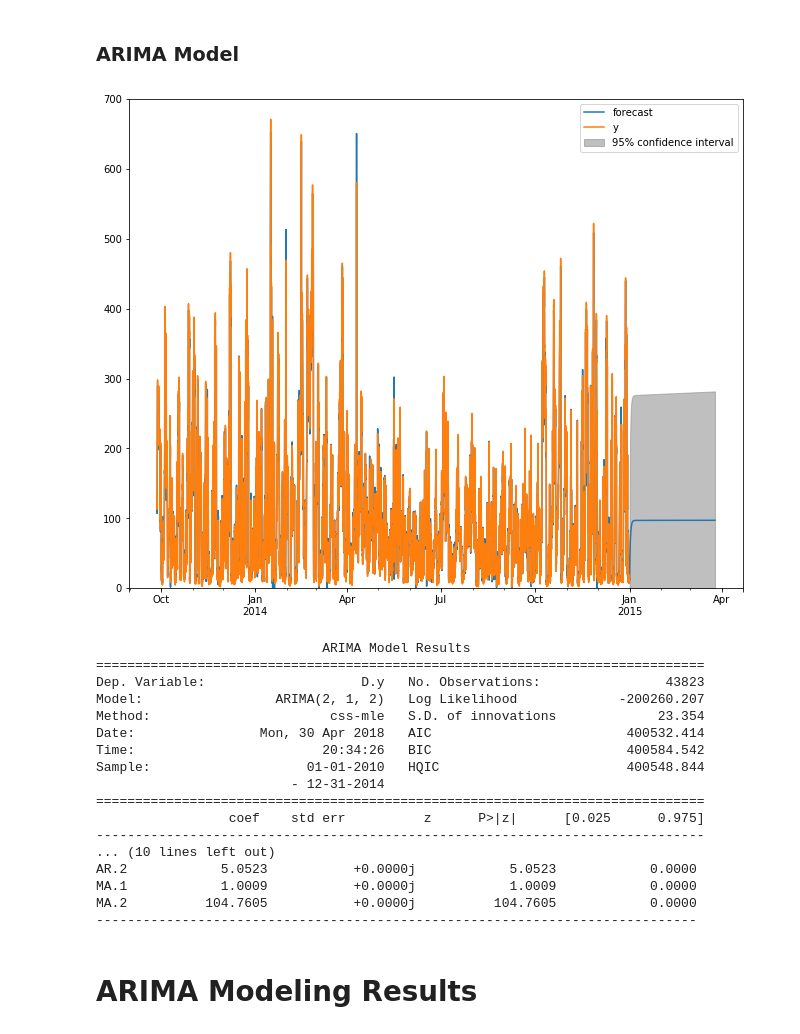
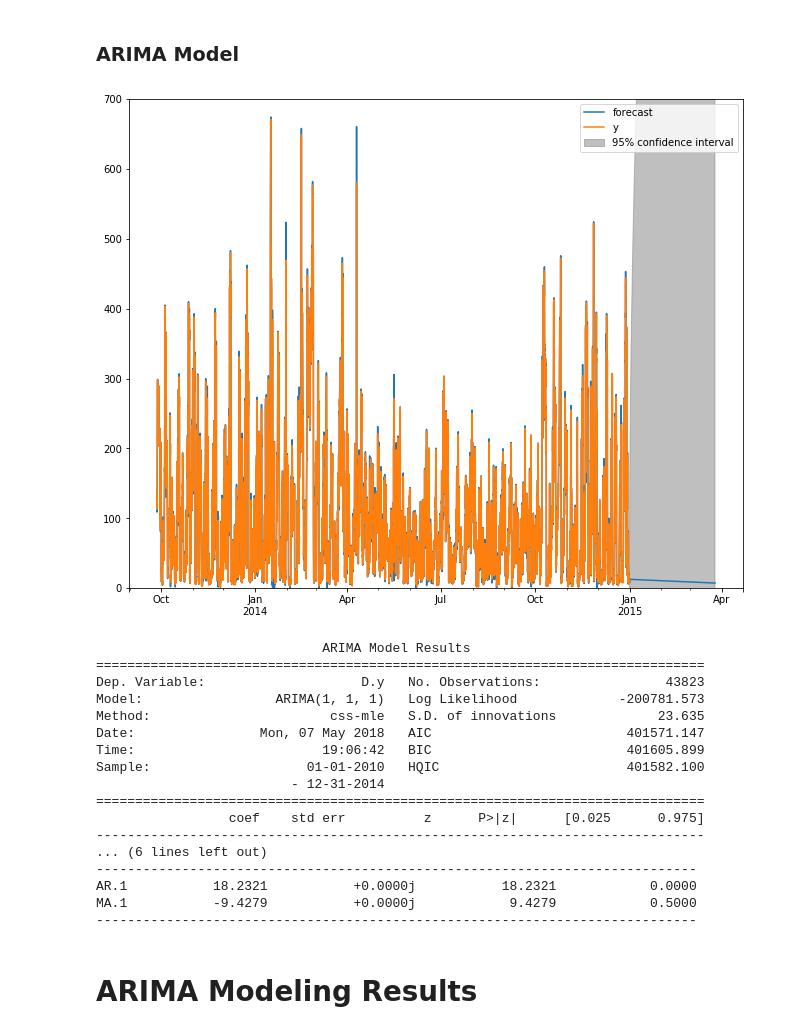
Before and after one commit to ning-leung/pm2.5, a Jupyter notebook: CAPSTONE 1 PM2.5.ipynb, the cells around one changed output. Drawn from its saved outputs; the diff is of its cells as text; code cells hidden in the pictures.

```diff
--- a/CAPSTONE 1 PM2.5.ipynb
+++ b/CAPSTONE 1 PM2.5.ipynb
@@ -573,31 +575,31 @@ MA.12           -0.7456           +1.1667j            1.3845            0.3405
 # %% [markdown]
 ### ARIMA Model
 # %%
-model = ARIMA(ts, order=(2,1,2))
+model = ARIMA(ts, order=(1,1,1))
 res_ARIMA = model.fit(disp=-1)
 res_ARIMA.plot_predict(start=32767, end=45823)
 plt.ylim(0, 700)
 plt.show()
 print(res_ARIMA.summary())
 # %% [output]
-[figure, old version]
+[figure, new version]
                              ARIMA Model Results
 ==============================================================================
 Dep. Variable:                    D.y   No. Observations:                43823
-Model:                 ARIMA(2, 1, 2)   Log Likelihood             -200260.207
-Method:                       css-mle   S.D. of innovations             23.354
-Date:                Mon, 30 Apr 2018   AIC                         400532.414
-Time:                        20:34:26   BIC                         400584.542
-Sample:                    01-01-2010   HQIC                        400548.844
+Model:                 ARIMA(1, 1, 1)   Log Likelihood             -200781.573
+Method:                       css-mle   S.D. of innovations             23.635
+Date:                Mon, 07 May 2018   AIC                         401571.147
+Time:                        19:06:42   BIC                         401605.899
+Sample:                    01-01-2010   HQIC                        401582.100
                          - 12-31-2014
 ==============================================================================
                  coef    std err          z      P>|z|      [0.025      0.975]
 ------------------------------------------------------------------------------
-... (10 lines left out)
-AR.2            5.0523           +0.0000j            5.0523            0.0000
-MA.1            1.0009           +0.0000j            1.0009            0.0000
-MA.2          104.7605           +0.0000j          104.7605            0.0000
+... (6 lines left out)
 -----------------------------------------------------------------------------
+AR.1           18.2321           +0.0000j           18.2321            0.0000
+MA.1           -9.4279           +0.0000j            9.4279            0.5000
+-----------------------------------------------------------------------------
 # %% [markdown]
 # ARIMA Modeling Results
 # %% [markdown]
```
Also changed, not shown: parts of 15 cells of this notebook.
